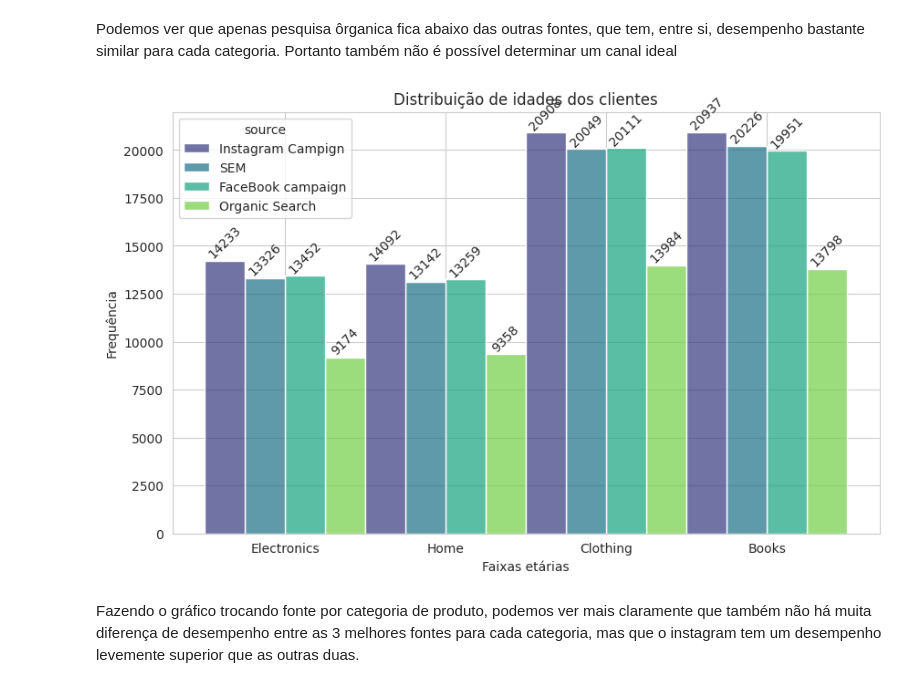
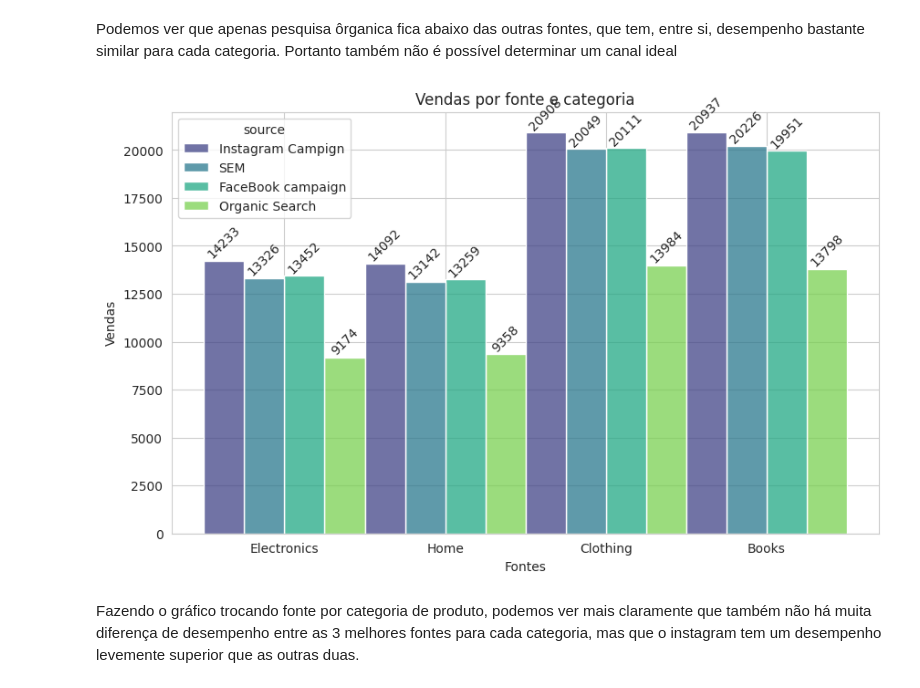
Before and after one commit to ivanlinscosta/estagio-dados-itau, a Jupyter notebook: ecommerce.ipynb, the cells around one changed output. Cells and saved outputs as stored; diff of their text form; code cells hidden in the pictures.

```diff
--- a/ecommerce.ipynb
+++ b/ecommerce.ipynb
@@ -330,15 +332,15 @@ Podemos ver que apenas pesquisa ôrganica fica abaixo das outras fontes, que tem
 # %%
 plt.figure(figsize=(10,6))
 plot = sns.histplot(data=db, x='product_category', hue='source', multiple='dodge', palette='viridis')
-plt.title('Distribuição de idades dos clientes')
-plt.xlabel('Faixas etárias')
-plt.ylabel('Frequência')
+plt.title('Vendas por fonte e categoria')
+plt.xlabel('Fontes')
+plt.ylabel('Vendas')
 plt.grid(True)
 for i in plot.containers:
     plot.bar_label(i, rotation=45)
 plt.show()
 # %% [output]
-[figure, old version]
+[figure, new version]
 # %% [markdown]
 Fazendo o gráfico trocando fonte por categoria de produto, podemos ver mais claramente que também não há muita diferença de desempenho entre as 3 melhores fontes para cada categoria, mas que o instagram tem um desempenho levemente superior que as outras duas.
 # %% [markdown]
```
Also changed, not shown: parts of 3 cells of this notebook.
